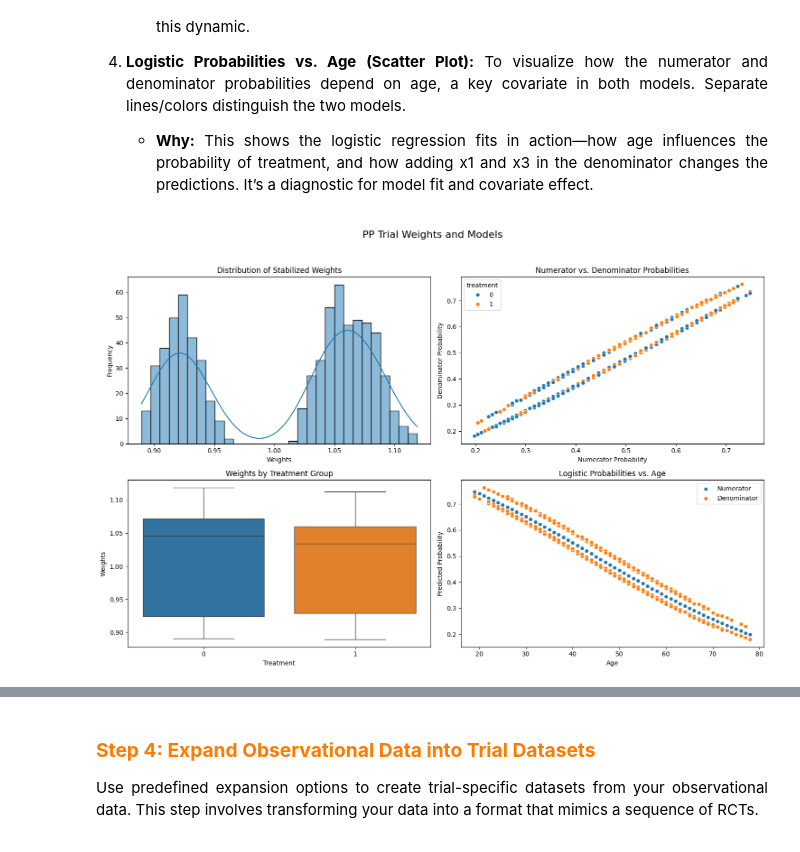
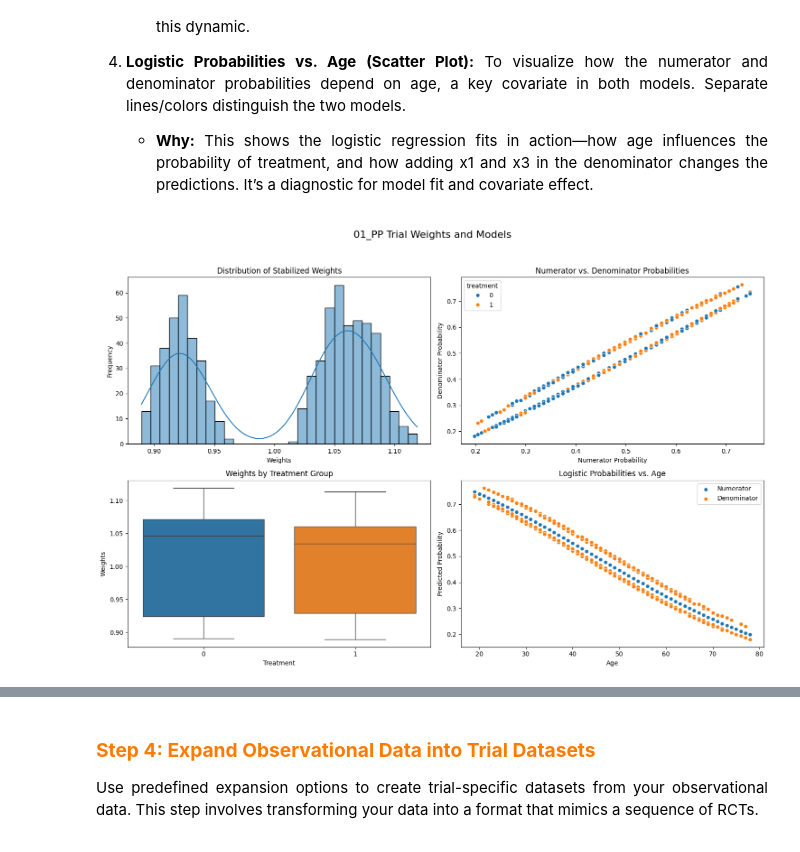
Before and after one commit to Bobberns/Target_Trial_Emulation, a Jupyter notebook: Python Codes/TTE-v1.ipynb, the cells around one changed output, grey strips where cells are left out. Cells and saved outputs as stored; diff of their text form; code cells hidden in the pictures.

```diff
--- a/Python Codes/TTE-v1.ipynb
+++ b/Python Codes/TTE-v1.ipynb
@@ -471,33 +475,33 @@ def visualize_weights_and_models(data, title, save_dir):
     axes[0, 0].set_title("Distribution of Stabilized Weights")
     axes[0, 0].set_xlabel("Weights")
     axes[0, 0].set_ylabel("Frequency")
 
     # Plot 2: Numerator vs. Denominator Probabilities
     sns.scatterplot(x=data['num_probs'], y=data['denom_probs'], hue=data['treatment'], ax=axes[0, 1])
     axes[0, 1].set_title("Numerator vs. Denominator Probabilities")
     axes[0, 1].set_xlabel("Numerator Probability")
     axes[0, 1].set_ylabel("Denominator Probability")
 
     # Plot 3: Weights vs. Treatment
     sns.boxplot(x=data['treatment'], y=data['weights'], hue=data['treatment'], ax=axes[1, 0], legend=False)
     axes[1, 0].set_title("Weights by Treatment Group")
     axes[1, 0].set_xlabel("Treatment")
     axes[1, 0].set_ylabel("Weights")
 
     # Plot 4: Logistic Fit (Probabilities vs. Age)
     sns.scatterplot(x=data['age'], y=data['num_probs'], label='Numerator', ax=axes[1, 1])
     sns.scatterplot(x=data['age'], y=data['denom_probs'], label='Denominator', ax=axes[1, 1])
     axes[1, 1].set_title("Logistic Probabilities vs. Age")
     axes[1, 1].set_xlabel("Age")
     axes[1, 1].set_ylabel("Predicted Probability")
     axes[1, 1].legend()
 
     plt.tight_layout(rect=[0, 0, 1, 0.95])  # Adjust for suptitle
     os.makedirs(save_dir, exist_ok=True)
-    plt.savefig(os.path.join(save_dir, f"{title.replace(' ', '_')}_visualization.png"))
+    plt.savefig(os.path.join(save_dir, f"{title.replace(' ', '_')}_Visualization.png"))
     plt.show()
 
 # Visualize results for trial_pp
-visualize_weights_and_models(trial_pp, "PP Trial Weights and Models", trial_pp_dir)
+visualize_weights_and_models(trial_pp, "01_PP Trial Weights and Models", trial_pp_dir)
 # %% [output]
-[figure, old version]
+[figure, new version]
```
Also changed, not shown: parts of 6 cells of this notebook, 3 other files.
